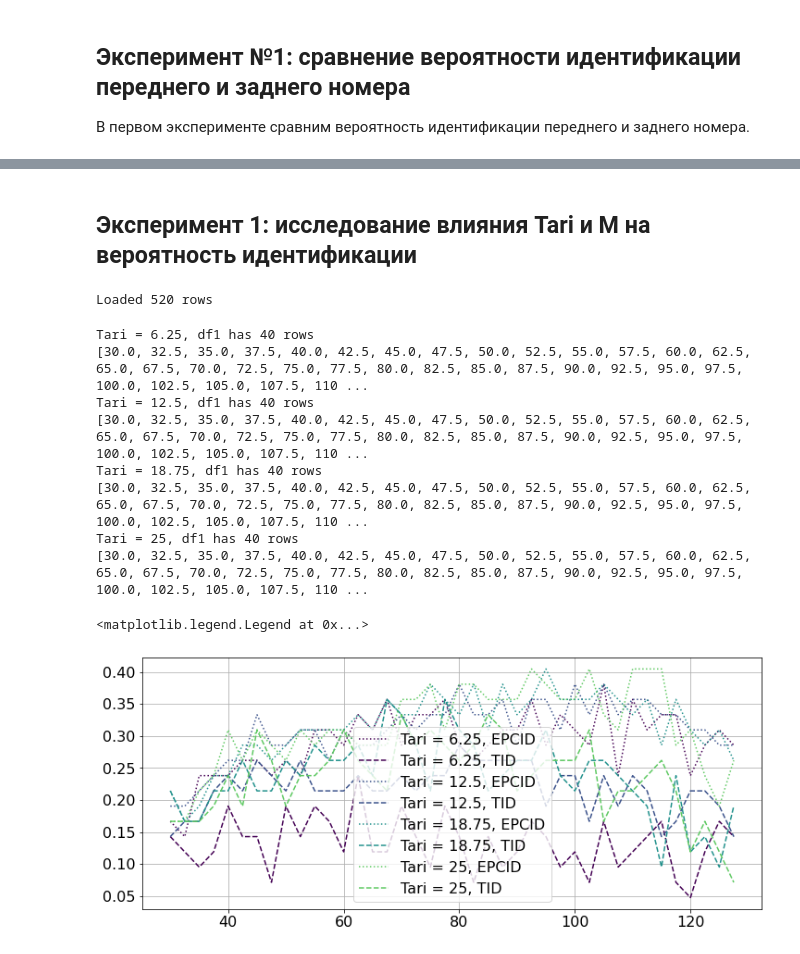
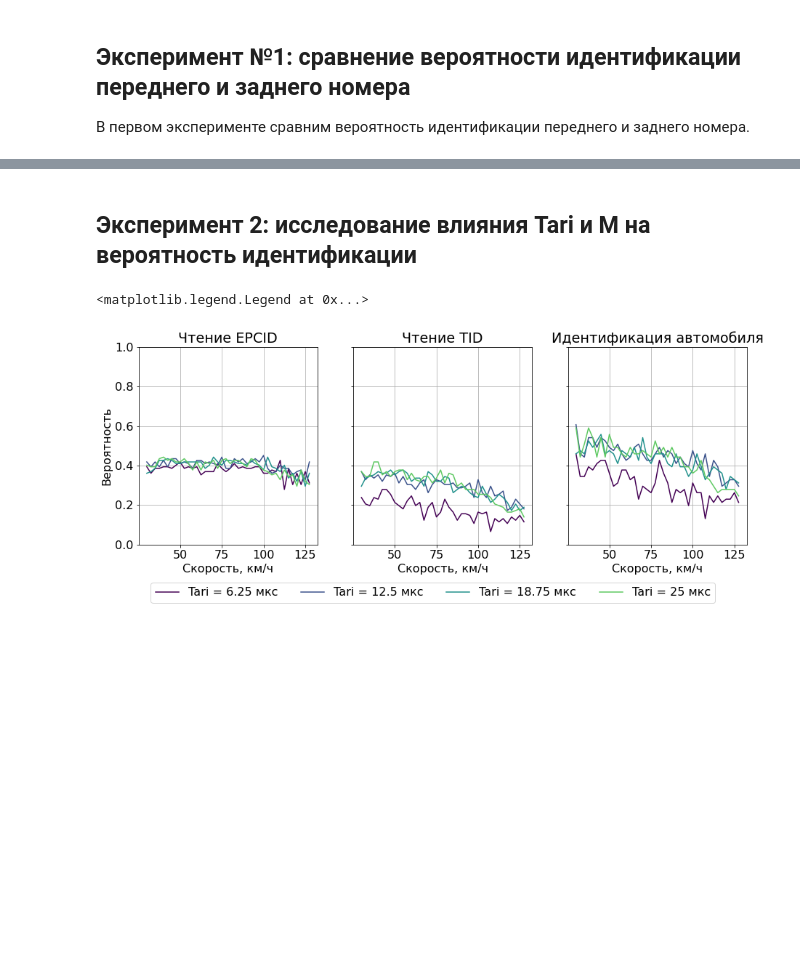
Before and after one commit to kruglov-mipt/diplom, a Jupyter notebook: experiments/Simulation.ipynb, the cells around one changed output, grey strips where cells are left out. Cells and saved outputs as stored; diff of their text form; code cells hidden in the pictures; blank space fills up the shorter version.

```diff
--- a/experiments/Simulation.ipynb
+++ b/experiments/Simulation.ipynb
@@ -113,7 +113,7 @@ def prod(*args):
 
 
 GRID = set(
-    prod(V, TARI, (BASE_M,), (BASE_P,), (BASE_TID,), (BASE_FLAG,)) +
+    prod(V, T, (BASE_M,), (BASE_P,), (BASE_TID,), (BASE_FLAG,)) +
     prod(V, (BASE_T,), M, (BASE_P,), (BASE_TID,), (BASE_FLAG,)) +
     prod(V, (BASE_T,), (BASE_M,), P, (BASE_TID,), (BASE_FLAG,)) +
     prod(V, (BASE_T,), (BASE_M,), (BASE_P,), TID, (BASE_FLAG,)) +
@@ -159,7 +159,7 @@ Written 520 rows to data/sim_data.csv
 # %% [markdown]
 ## Вызов имитационной модели
 # %%
-DF = pd.read_csv("data/sim_data_20.csv").sort_values('vehicle_speed')
+DF = pd.read_csv("data/sim_data_60.csv").sort_values('vehicle_speed')
 print(f"Loaded {DF.shape[0]} rows")
 # %% [output]
 Loaded 520 rows
@@ -227,46 +267,43 @@ for ax in axes:
 # %% [markdown]
-## Эксперимент 1: исследование влияния Tari и M на вероятность идентификации
+## Эксперимент 2: исследование влияния Tari и M на вероятность идентификации
-# %%
-DF = pd.read_csv("data/sim_data_20.csv").sort_values('vehicle_speed')
-print(f"Loaded {DF.shape[0]} rows")
-# %% [output]
-Loaded 520 rows
 # %%
 #
 # PLOT SPEED vs ID_RATE, misc TARI
 # --------------------------------
-fig, ax = plt.subplots(figsize=(12, 5), nrows=1, ncols=1)
+fig, axes = plt.subplots(figsize=(15, 5), nrows=1, ncols=3, sharey=True)
 for i, tari in enumerate([6.25, 12.5, 18.75, 25]):
     df1 = DF[
         (DF.tari == tari) &
         (DF.m == BASE_M) &
         (DF.reader_tx_power == BASE_P) &
         (DF.tid_size == BASE_TID) &
+        (DF.reader_session_strategy == BASE_FLAG) &
         (DF.use_tag_back == True) &
-        (DF.use_tag_front == True) &
-        (DF.reader_session_strategy == BASE_FLAG)
-    ].sort_values(['vehicle_speed'])
-    print(f"Tari = {tari}, df1 has {df1.shape[0]} rows")
+        (DF.use_tag_front == True)
+    ]
     color = get_color(i/4)
     speed = df1.vehicle_speed
-    print(list(speed))
     epc_read_rate = df1.epc_read_rate
     tid_read_rate = df1.tid_read_rate
     vehicle_read_rate = df1.vehicle_read_rate
-    ax.plot(speed, epc_read_rate, linestyle=':', label=f"Tari = {tari}, EPCID", color=color)
-    ax.plot(speed, tid_read_rate, linestyle='--', label=f"Tari = {tari}, TID", color=color)
-    # ax.plot(speed, vehicle_read_rate, linestyle='-', label=f"Tari = {tari}, Vehicle", color=color)
+    axes[0].plot(speed, epc_read_rate, label=f"Tari = {tari} мкс", color=color)
+    axes[1].plot(speed, tid_read_rate, label=f"Tari = {tari} мкс", color=color)
+    axes[2].plot(speed, vehicle_read_rate, label=f"Tari = {tari} мкс", color=color)
 # ax.set_ylim((0, 1))
-ax.grid()
-ax.legend()
+for ax in axes:
+    ax.grid()
+    ax.set_ylim((0, 1))
+    ax.set_xlabel("Скорость, км/ч")
+axes[0].set_ylabel("Вероятность")
+axes[0].set_title("Чтение EPCID")
+axes[1].set_title("Чтение TID")
+axes[2].set_title("Идентификация автомобиля")
+fig.legend(
+    *axes[0].get_legend_handles_labels(),
+    loc='lower center',
+    bbox_to_anchor=(0.5, -0.12),
+    ncol=4
+)
 # %% [output]
-Tari = 6.25, df1 has 40 rows
-[30.0, 32.5, 35.0, 37.5, 40.0, 42.5, 45.0, 47.5, 50.0, 52.5, 55.0, 57.5, 60.0, 62.5, 65.0, 67.5, 70.0, 72.5, 75.0, 77.5, 80.0, 82.5, 85.0, 87.5, 90.0, 92.5, 95.0, 97.5, 100.0, 102.5, 105.0, 107.5, 110 ...
-Tari = 12.5, df1 has 40 rows
-[30.0, 32.5, 35.0, 37.5, 40.0, 42.5, 45.0, 47.5, 50.0, 52.5, 55.0, 57.5, 60.0, 62.5, 65.0, 67.5, 70.0, 72.5, 75.0, 77.5, 80.0, 82.5, 85.0, 87.5, 90.0, 92.5, 95.0, 97.5, 100.0, 102.5, 105.0, 107.5, 110 ...
-Tari = 18.75, df1 has 40 rows
-[30.0, 32.5, 35.0, 37.5, 40.0, 42.5, 45.0, 47.5, 50.0, 52.5, 55.0, 57.5, 60.0, 62.5, 65.0, 67.5, 70.0, 72.5, 75.0, 77.5, 80.0, 82.5, 85.0, 87.5, 90.0, 92.5, 95.0, 97.5, 100.0, 102.5, 105.0, 107.5, 110 ...
-Tari = 25, df1 has 40 rows
-[30.0, 32.5, 35.0, 37.5, 40.0, 42.5, 45.0, 47.5, 50.0, 52.5, 55.0, 57.5, 60.0, 62.5, 65.0, 67.5, 70.0, 72.5, 75.0, 77.5, 80.0, 82.5, 85.0, 87.5, 90.0, 92.5, 95.0, 97.5, 100.0, 102.5, 105.0, 107.5, 110 ...
+<matplotlib.legend.Legend at 0x...>
-<matplotlib.legend.Legend at 0x...>
-[figure, old version]
+[figure, new version]
```
Also changed, not shown: parts of 2 cells of this notebook, 2 other files.
